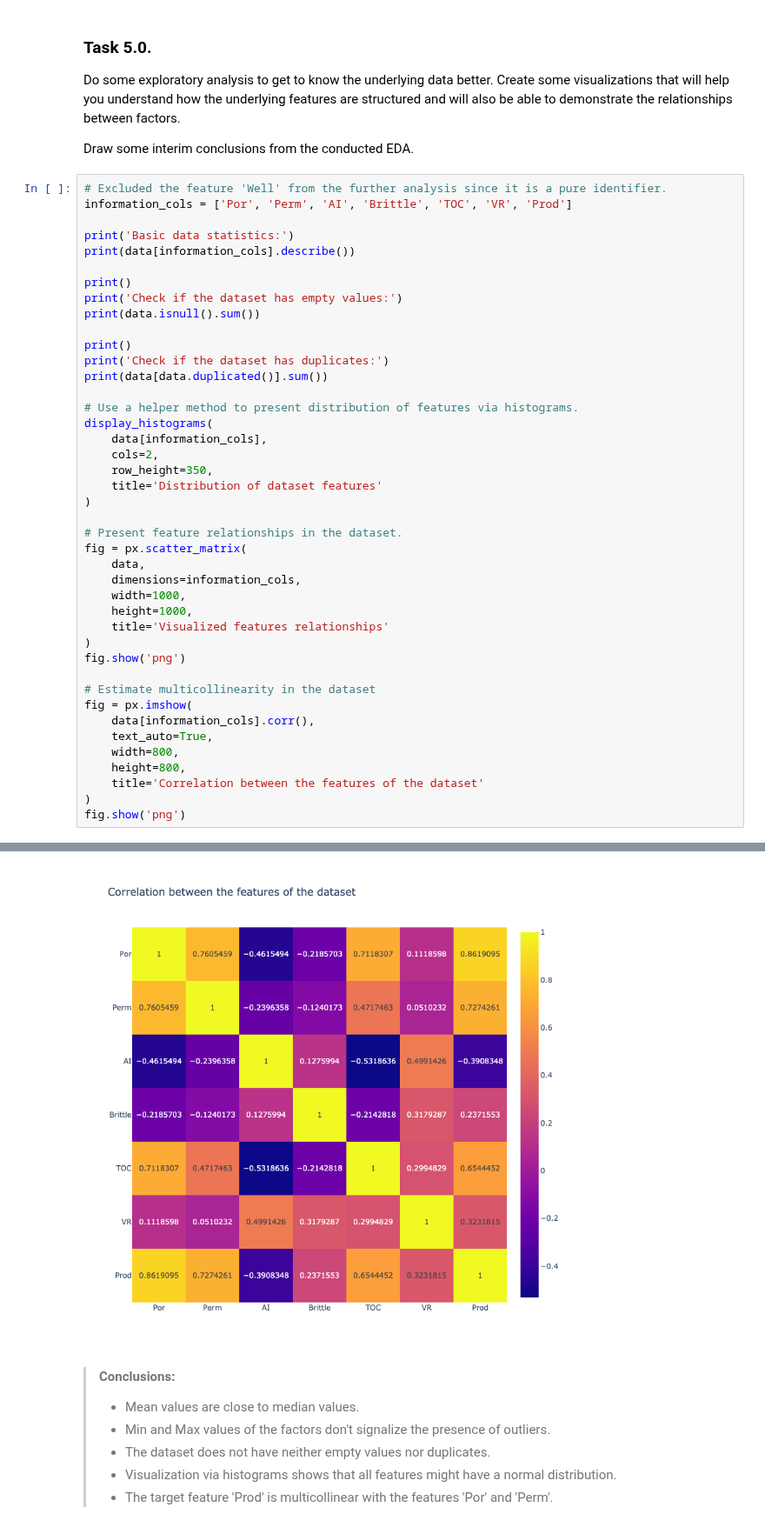
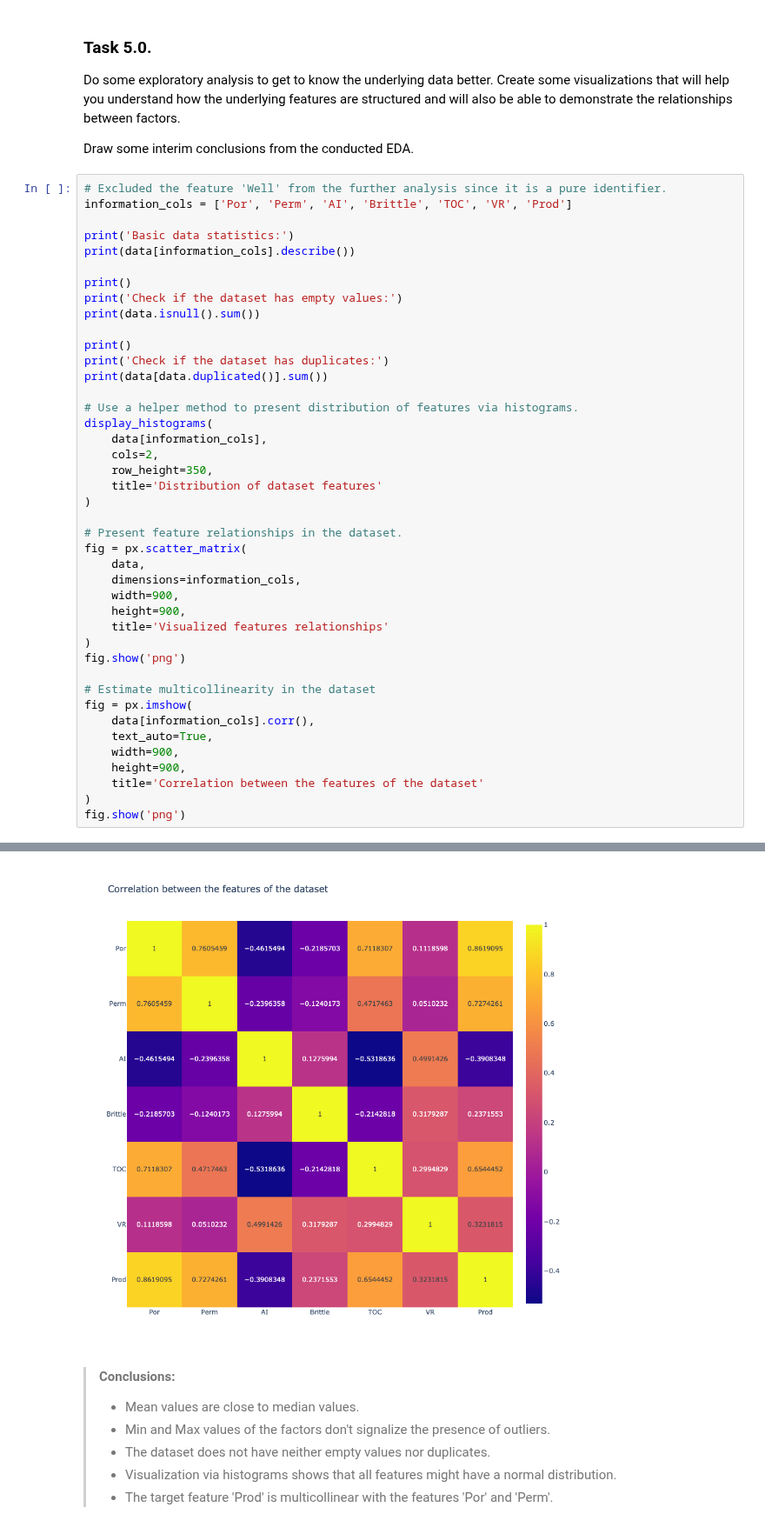
Before and after one commit to helios12/DataScienceProjects, a Jupyter notebook: tasks/task-7/Task-7.MATH-ML-2. Practice. Notebook.ipynb, the cells around one changed output, grey strips where cells are left out. Shown at 87% size. Drawn from its saved outputs; the diff is of its cells as text.

```diff
--- a/tasks/task-7/Task-7.MATH-ML-2. Practice. Notebook.ipynb
+++ b/tasks/task-7/Task-7.MATH-ML-2. Practice. Notebook.ipynb
@@ -88,8 +88,8 @@ display_histograms(
 fig = px.scatter_matrix(
     data,
     dimensions=information_cols,
-    width=1000,
-    height=1000,
+    width=900,
+    height=900,
     title='Visualized features relationships'
 )
 fig.show('png')
@@ -98,8 +98,8 @@ fig.show('png')
 fig = px.imshow(
     data[information_cols].corr(),
     text_auto=True,
-    width=800,
-    height=800,
+    width=900,
+    height=900,
     title='Correlation between the features of the dataset'
 )
 fig.show('png')
@@ -126,4 +126,4 @@ dtype: float64
-[figure, old version]
+[figure, new version]
 # %% [markdown]
 > **Conclusions:**
 >
```
Also changed, not shown: parts of 9 cells of this notebook.
